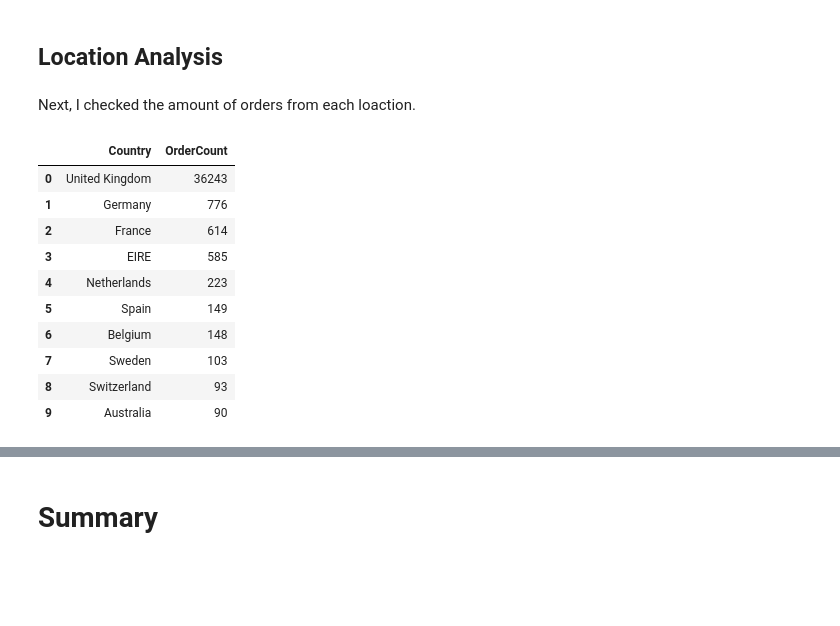
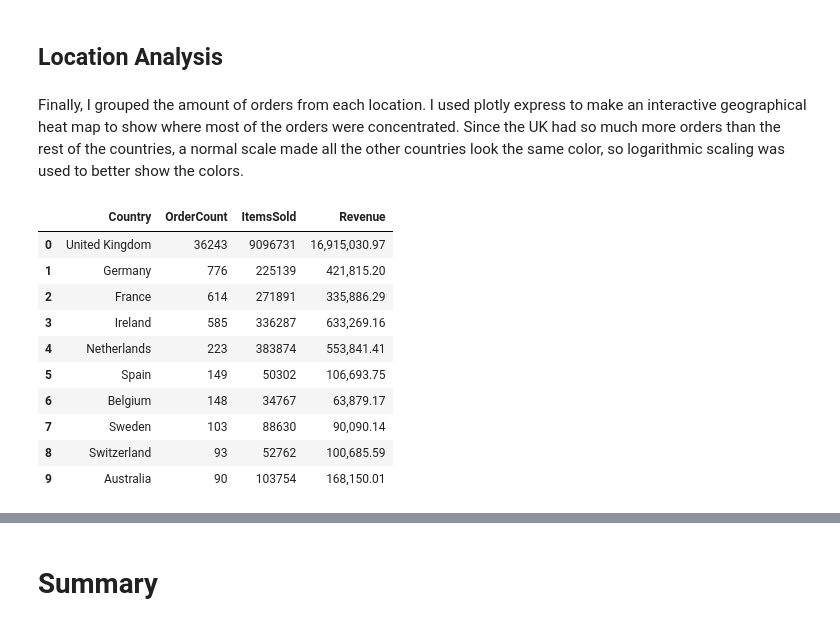
Before and after one commit to takiatah/online-retail-data-sales-analysis, a Jupyter notebook: E-Commerce Sales Analysis.ipynb, the cells around one changed output, grey strips where cells are left out. Drawn from its saved outputs; the diff is of its cells as text; code cells hidden in the pictures; blank space fills up the shorter version.

```diff
--- a/E-Commerce Sales Analysis.ipynb
+++ b/E-Commerce Sales Analysis.ipynb
@@ -241,3 +243,6 @@ memory usage: 58.6+ MB
+# %%
+# Change all EIRE entries in the Country column to Ireland
+retail_data["Country"] = retail_data["Country"].replace({"EIRE": "Ireland"})
 # %% [markdown]
 ### Adding a total price column
 # %% [markdown]
@@ -961,25 +968,29 @@ Unlike the other categories, Outdoors has the most revenue in May with £131,858
 # %% [markdown]
 ## Location Analysis
 # %% [markdown]
-Next, I checked the amount of orders from each loaction.
+Finally, I grouped the amount of orders from each location. I used plotly express to make an interactive geographical heat map to show where most of the orders were concentrated. Since the UK had so much more orders than the rest of the countries, a normal scale made all the other countries look the same color, so logarithmic scaling was used to better show the colors.
 # %%
 # Group orders by location
-retail_data.groupby(
+country_orders = retail_data.groupby(
     "Country"
 ).agg(
-    OrderCount=("Invoice", "nunique")
+    OrderCount=("Invoice", "nunique"),
+    ItemsSold=("Quantity", "sum"),
+    Revenue=("TotalPrice", "sum")
 ).sort_values(
     by="OrderCount", ascending=False
-).reset_index().head(10)
+).reset_index()
+
+country_orders.head(10)
 # %% [output]
-|  | Country | OrderCount |
-| 0 | United Kingdom | 36243 |
-| 1 | Germany | 776 |
-| 2 | France | 614 |
-| 3 | EIRE | 585 |
-| 4 | Netherlands | 223 |
-| 5 | Spain | 149 |
-| 6 | Belgium | 148 |
-| 7 | Sweden | 103 |
-| 8 | Switzerland | 93 |
-| 9 | Australia | 90 |
+|  | Country | OrderCount | ItemsSold | Revenue |
+| 0 | United Kingdom | 36243 | 9096731 | 16,915,030.97 |
+| 1 | Germany | 776 | 225139 | 421,815.20 |
+| 2 | France | 614 | 271891 | 335,886.29 |
+| 3 | Ireland | 585 | 336287 | 633,269.16 |
+| 4 | Netherlands | 223 | 383874 | 553,841.41 |
+| 5 | Spain | 149 | 50302 | 106,693.75 |
+| 6 | Belgium | 148 | 34767 | 63,879.17 |
+| 7 | Sweden | 103 | 88630 | 90,090.14 |
+| 8 | Switzerland | 93 | 52762 | 100,685.59 |
+| 9 | Australia | 90 | 103754 | 168,150.01 |
```
Also changed, not shown: parts of 40 cells of this notebook.
